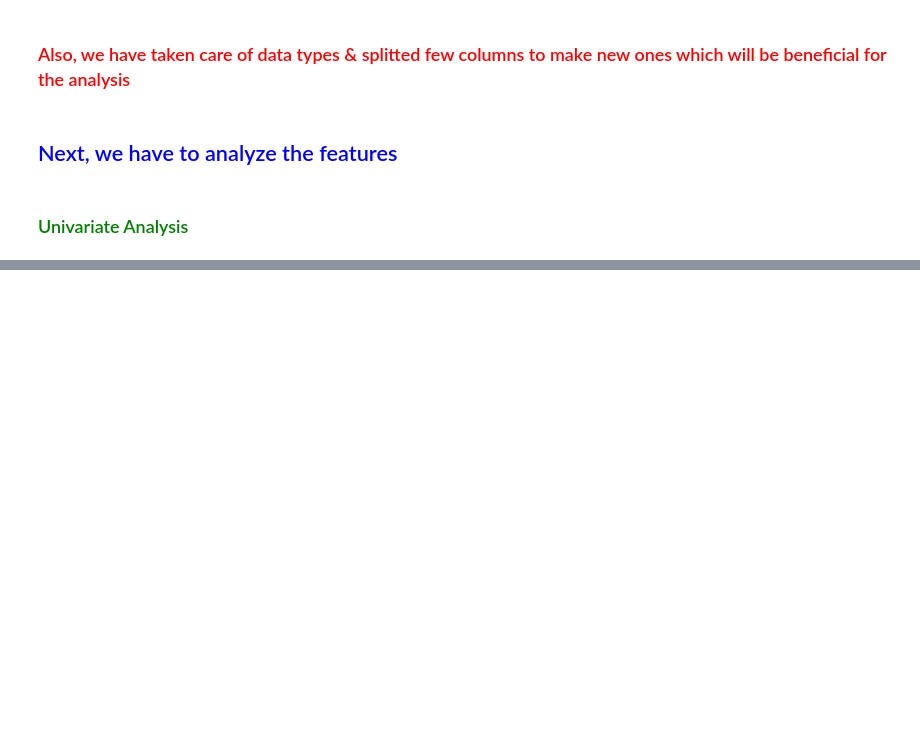
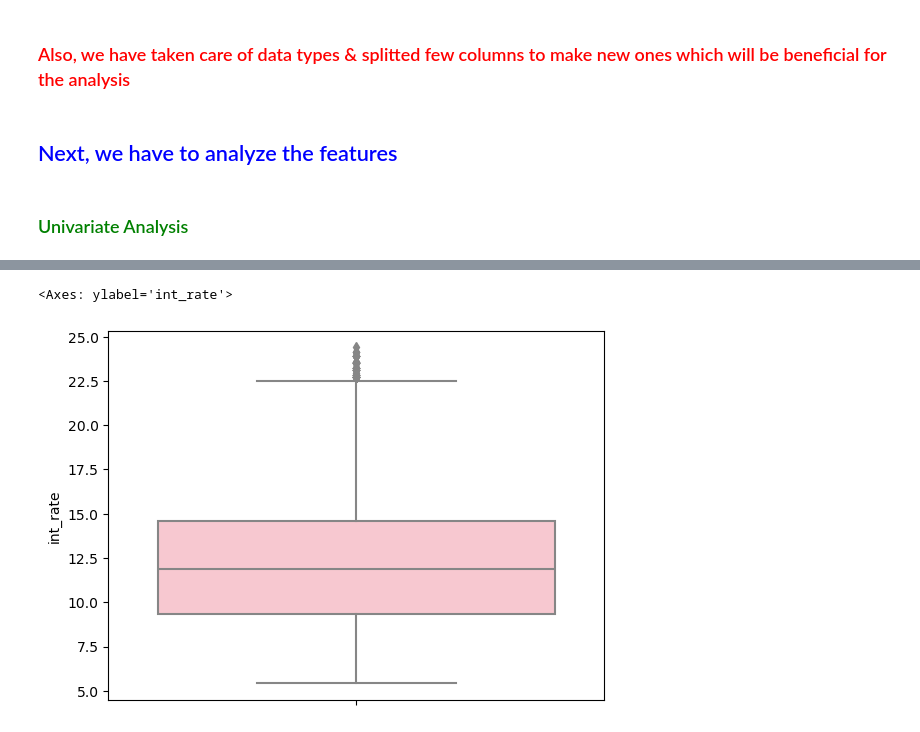
Before and after one commit to asimanandamohanty/lendingclub, a Jupyter notebook: LenderClubAssignment.ipynb, the cells around one changed output, grey strips where cells are left out. Cells and saved outputs as stored; diff of their text form; code cells hidden in the pictures; blank space fills up the shorter version.

```diff
--- a/LenderClubAssignment.ipynb
+++ b/LenderClubAssignment.ipynb
@@ -1069,0 +1138,2 @@ df.describe()
+# %%
+df['term']=df['term'].astype('object')
@@ -1069,0 +1151,3 @@ df.describe()
+# %%
+dfn = df.select_dtypes(include=[np.number])
+dfc = df.select_dtypes(exclude=[np.number])
@@ -1069,0 +1174,5 @@ df.describe()
+# %%
+sns.boxplot(data=dfn, y= 'int_rate', color='pink')
+# %% [output]
+<Axes: ylabel='int_rate'>
+[figure, added]
```
Also changed, not shown: parts of 87 cells of this notebook.
